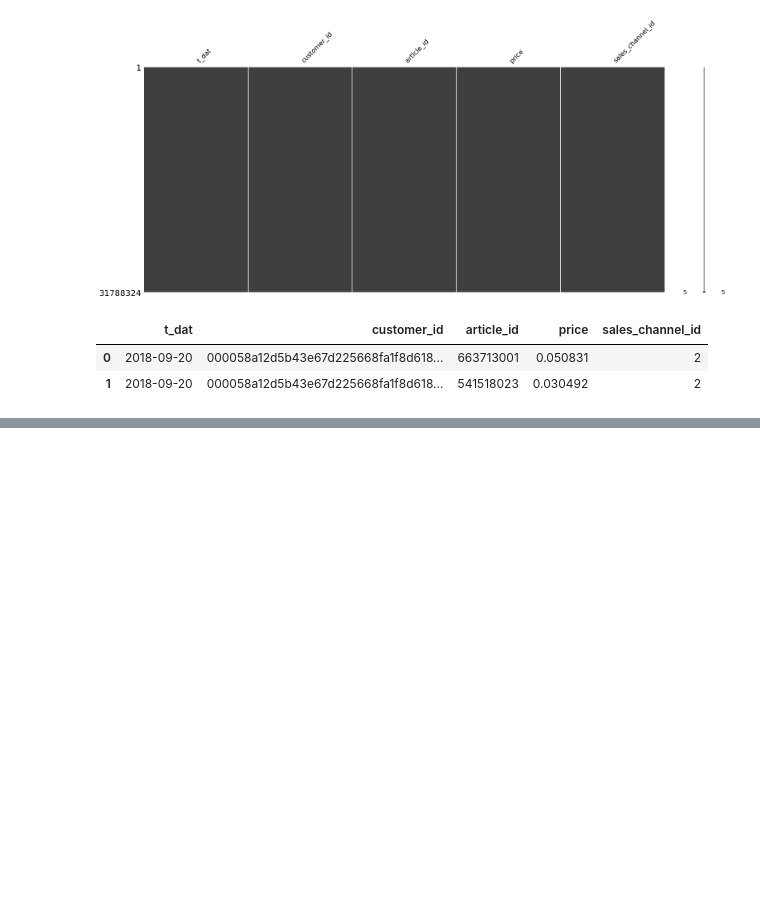
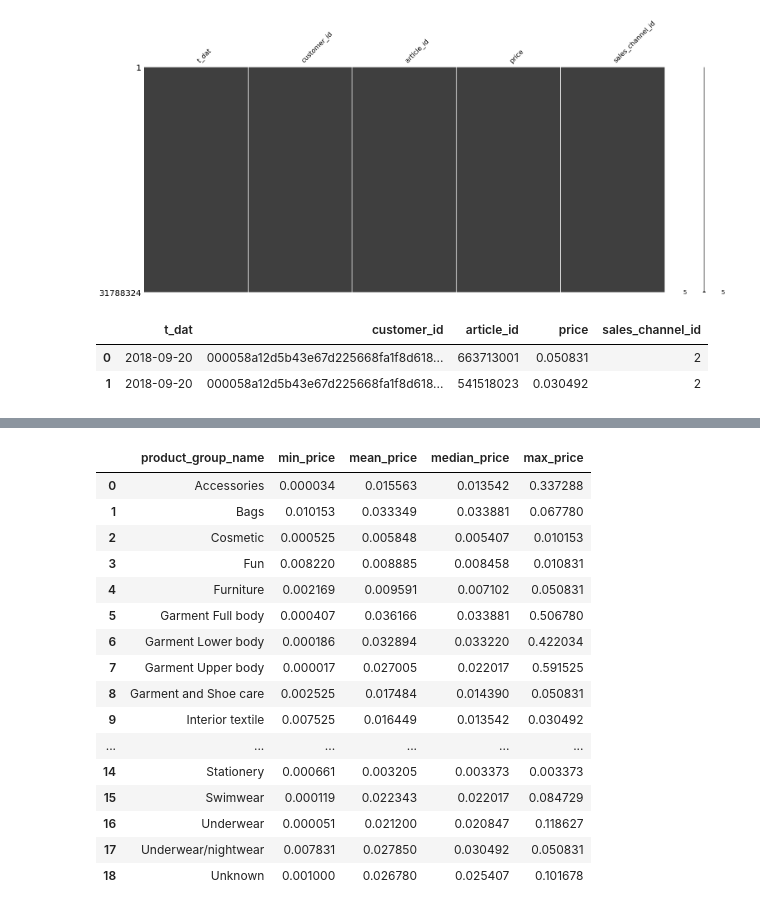
Before and after one commit to xper100/kagglestudy, a Jupyter notebook: H&M Personalized Recommendation/H&M Analysis.ipynb, the cells around one changed output, grey strips where cells are left out. Saved outputs shown, nothing was run; the diff lists cells and outputs as text; code cells hidden in the pictures; blank space fills up the shorter version.

```diff
--- a/H&M Personalized Recommendation/H&M Analysis.ipynb
+++ b/H&M Personalized Recommendation/H&M Analysis.ipynb
@@ -248,0 +283,35 @@ transactions_train.head(2)
+# %%
+cat_mean_price = transation_article[['product_group_name','price']].groupby(by = ['product_group_name']).mean()
+cat_mean_price = cat_mean_price.rename(columns = {'price':'mean_price'}).reset_index()
+# %%
+cat_min_price =  transation_article[['product_group_name','price']].groupby(by = ['product_group_name']).min()
+cat_min_price = cat_min_price.rename(columns = {'price':'min_price'}).reset_index()
+# %%
+cat_max_price = transation_article[['product_group_name','price']].groupby(by = ['product_group_name']).max()
+cat_max_price = cat_max_price.rename(columns = {'price':'max_price'}).reset_index()
+# %%
+cat_median_price = transation_article[['product_group_name','price']].groupby(by = ['product_group_name']).median()
+cat_median_price = cat_median_price.rename(columns = {'price':'median_price'}).reset_index()
+# %%
+price_summary = pd.merge(cat_min_price, cat_mean_price, on = 'product_group_name', how = 'inner')
+price_summary = pd.merge(price_summary, cat_median_price, on = 'product_group_name', how = 'inner')
+price_summary = pd.merge(price_summary, cat_max_price, on = 'product_group_name', how = 'inner')
+price_summary
+# %% [output]
+|  | product_group_name | min_price | mean_price | median_price | max_price |
+| 0 | Accessories | 0.000034 | 0.015563 | 0.013542 | 0.337288 |
+| 1 | Bags | 0.010153 | 0.033349 | 0.033881 | 0.067780 |
+| 2 | Cosmetic | 0.000525 | 0.005848 | 0.005407 | 0.010153 |
+| 3 | Fun | 0.008220 | 0.008885 | 0.008458 | 0.010831 |
+| 4 | Furniture | 0.002169 | 0.009591 | 0.007102 | 0.050831 |
+| 5 | Garment Full body | 0.000407 | 0.036166 | 0.033881 | 0.506780 |
+| 6 | Garment Lower body | 0.000186 | 0.032894 | 0.033220 | 0.422034 |
+| 7 | Garment Upper body | 0.000017 | 0.027005 | 0.022017 | 0.591525 |
+| 8 | Garment and Shoe care | 0.002525 | 0.017484 | 0.014390 | 0.050831 |
+| 9 | Interior textile | 0.007525 | 0.016449 | 0.013542 | 0.030492 |
+| ... | ... | ... | ... | ... | ... |
+| 14 | Stationery | 0.000661 | 0.003205 | 0.003373 | 0.003373 |
+| 15 | Swimwear | 0.000119 | 0.022343 | 0.022017 | 0.084729 |
+| 16 | Underwear | 0.000051 | 0.021200 | 0.020847 | 0.118627 |
+| 17 | Underwear/nightwear | 0.007831 | 0.027850 | 0.030492 | 0.050831 |
+| 18 | Unknown | 0.001000 | 0.026780 | 0.025407 | 0.101678 |
```
Also changed, not shown: parts of 19 cells of this notebook, 2 other files.
